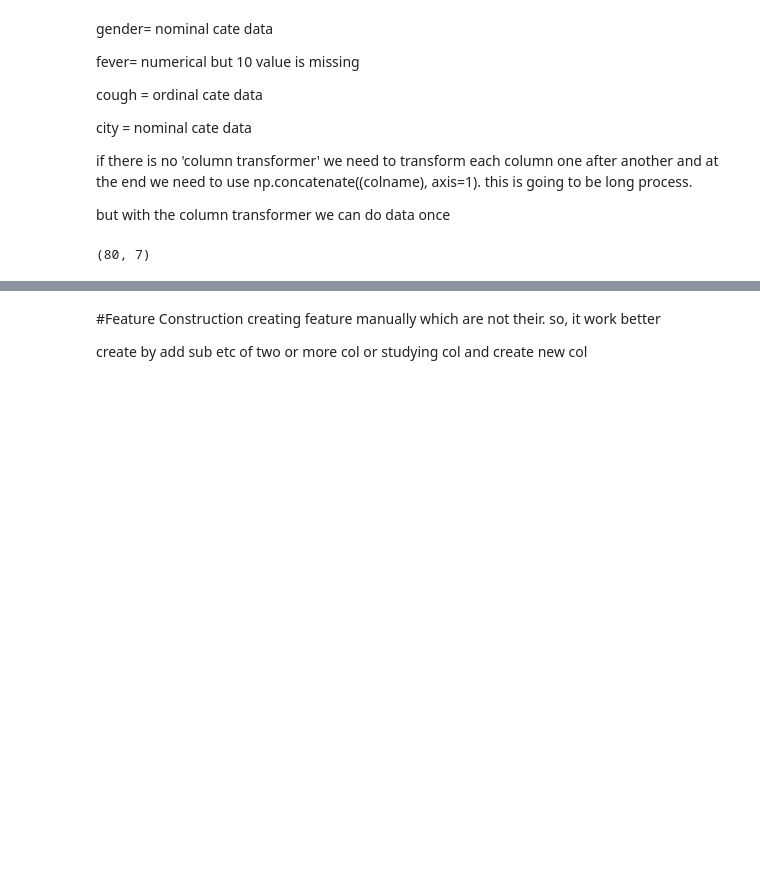
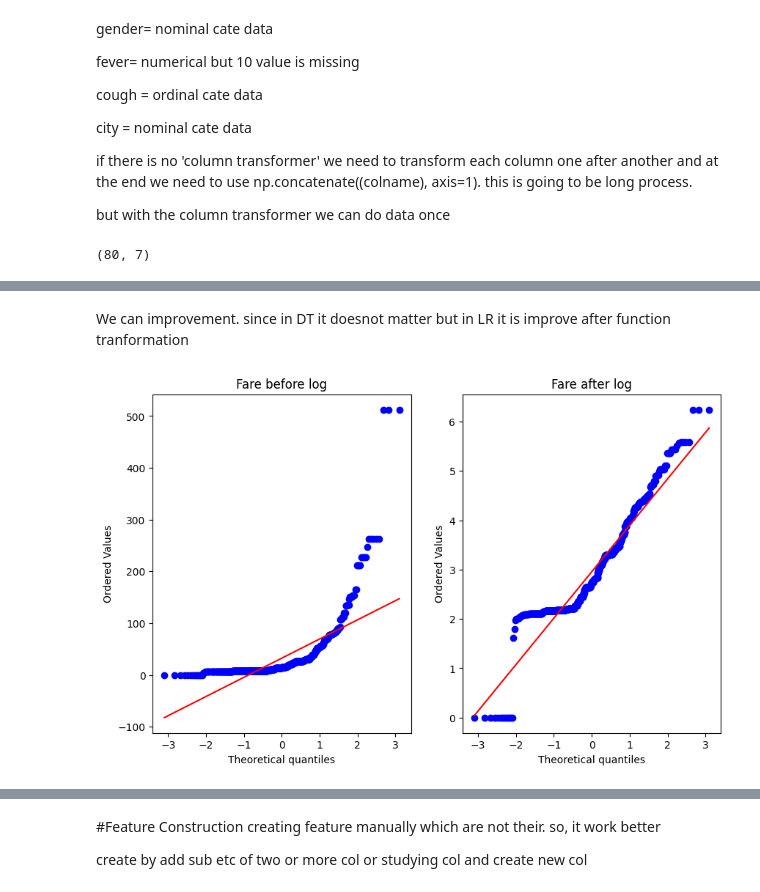
Before and after one commit to Avit-hodibu/feature_engineering, a Jupyter notebook: Feature_Engineering.ipynb, the cells around one changed output, grey strips where cells are left out. Cells and saved outputs as stored; diff of their text form; code cells hidden in the pictures; blank space fills up the shorter version.

Commit message:
feature transformation

```diff
--- a/Feature_Engineering.ipynb
+++ b/Feature_Engineering.ipynb
@@ -763,0 +911,8 @@ transformer.fit_transform(X_train).shape
+# %%
+# func=log1p means add 1 in the value X so
+#if x= 0 then it wont show error which in case log shows
+trf = FunctionTransformer(func=np.log1p)
+# %%
+# now lets try using func trans
+X_train_transformed = trf.fit_transform(X_train)
+X_test_transformed = trf.transform(X_test)
@@ -763,0 +931,14 @@ transformer.fit_transform(X_train).shape
+# %% [markdown]
+We can improvement. since in DT it doesnot matter but in LR it is improve after function tranformation
+# %%
+plt.figure(figsize=(10,6))
+plt.subplot(121)
+stats.probplot(X_train['Fare'], dist="norm",plot=plt)
+plt.title('Fare before log')
+plt.subplot(122)
+stats.probplot(X_train_transformed['Fare'], dist="norm",plot=plt)
+plt.title('Fare after log')
+plt.show()
+# since it is right skew, using log has imporved
+# %% [output]
+[figure, added]
```
Also changed, not shown: parts of 43 cells of this notebook.
